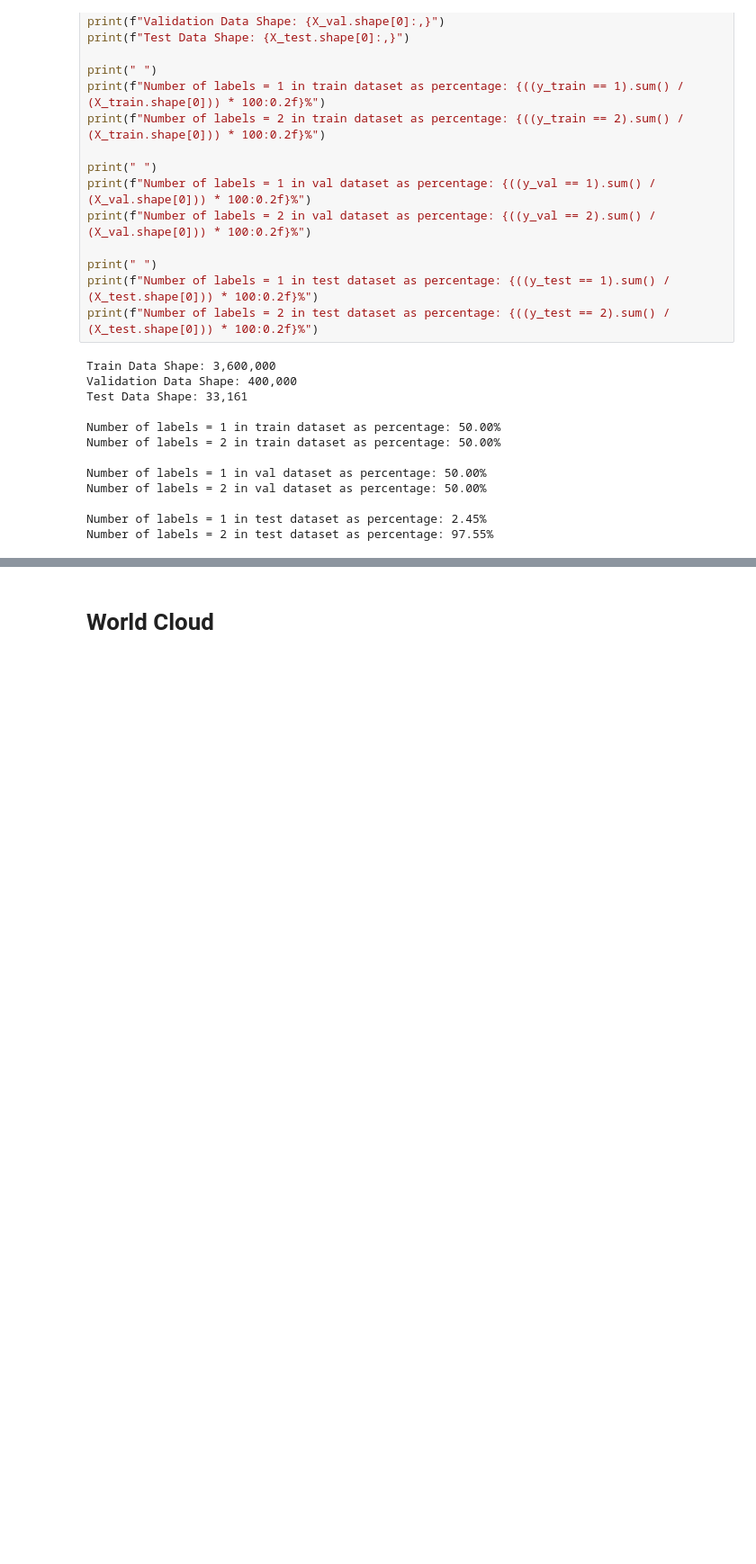
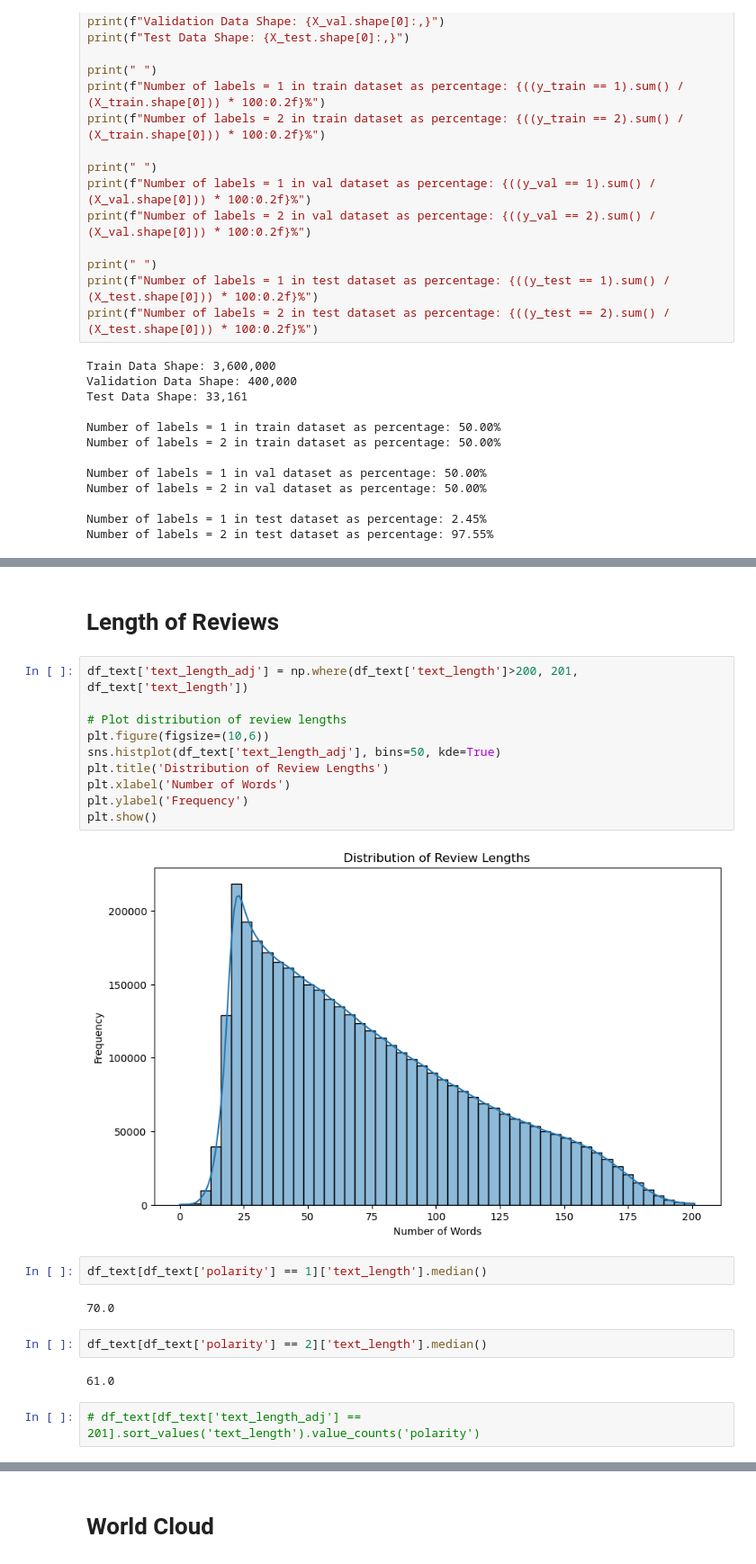
Before and after one commit to alexbean55/AmazonReviews, a Jupyter notebook: code/eda.ipynb, the cells around one changed output, grey strips where cells are left out. Shown at 90% size. Drawn from its saved outputs; the diff is of its cells as text; blank space fills up the shorter version.

```diff
--- a/code/eda.ipynb
+++ b/code/eda.ipynb
@@ -103,0 +233,24 @@ Number of labels = 2 in test dataset as percentage: 97.55%
+# %% [markdown]
+# Length of Reviews
+# %%
+df_text['text_length_adj'] = np.where(df_text['text_length']>200, 201, df_text['text_length'])
+
+# Plot distribution of review lengths
+plt.figure(figsize=(10,6))
+sns.histplot(df_text['text_length_adj'], bins=50, kde=True)
+plt.title('Distribution of Review Lengths')
+plt.xlabel('Number of Words')
+plt.ylabel('Frequency')
+plt.show()
+# %% [output]
+[figure, added]
+# %%
+df_text[df_text['polarity'] == 1]['text_length'].median()
+# %% [output]
+70.0
+# %%
+df_text[df_text['polarity'] == 2]['text_length'].median()
+# %% [output]
+61.0
+# %%
+# df_text[df_text['text_length_adj'] == 201].sort_values('text_length').value_counts('polarity')
```
Also changed, not shown: parts of 14 cells of this notebook, 1 other file.
